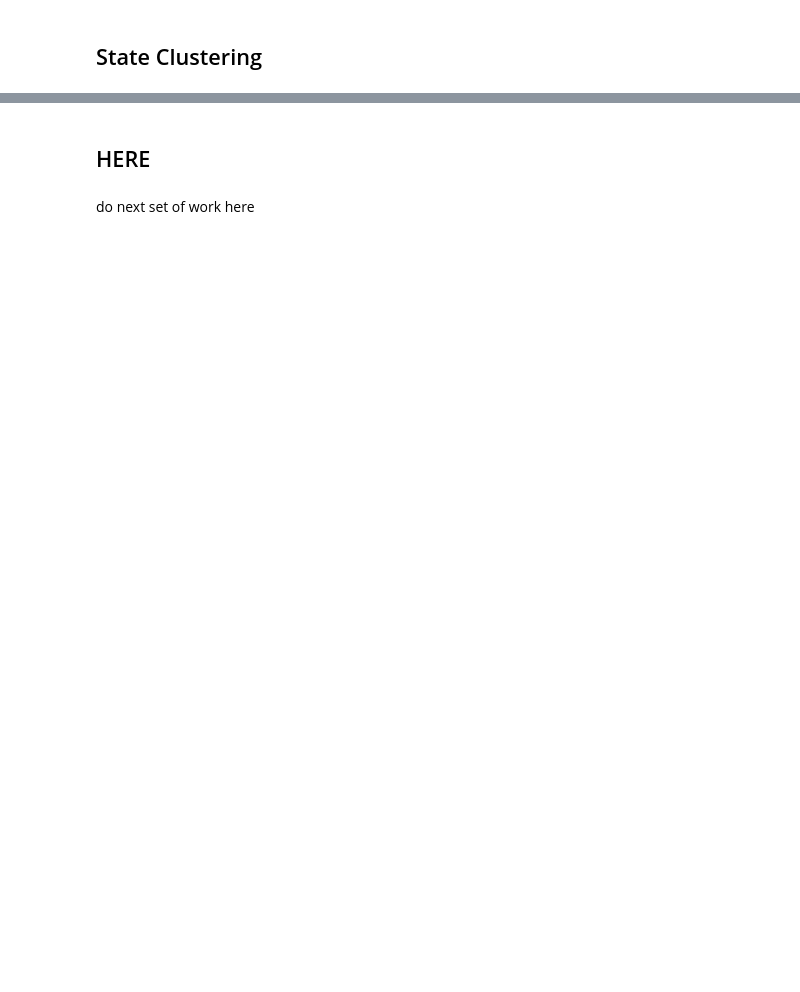
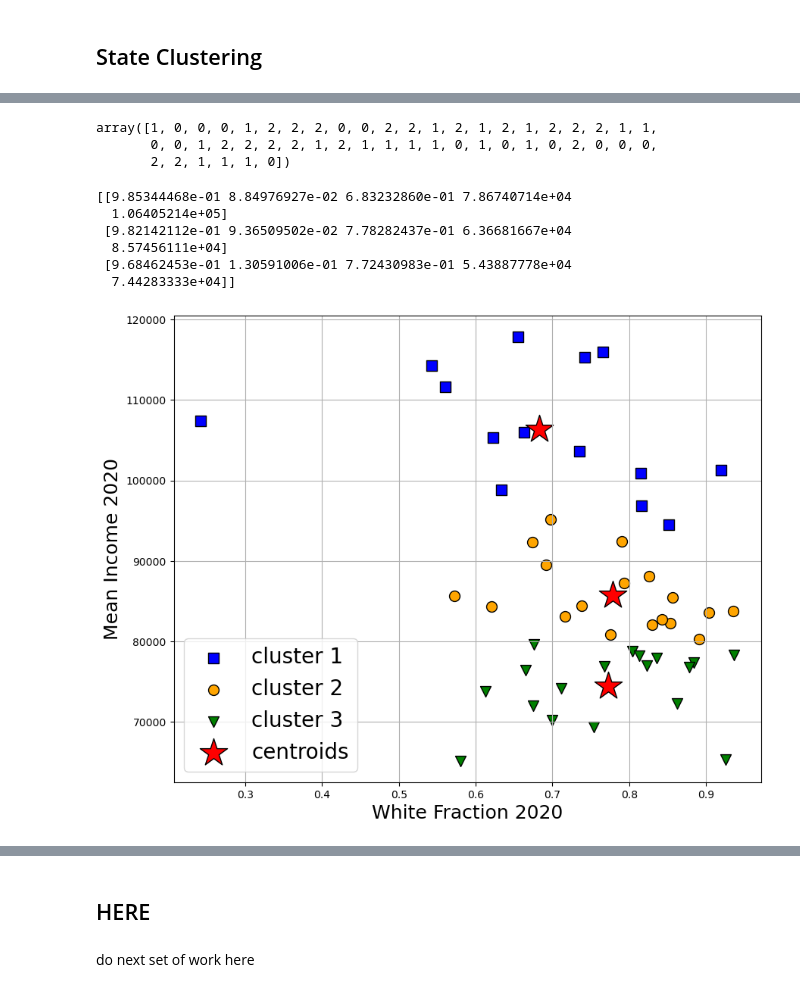
Before and after one commit to BlakeRivers25/SCDV490-FinalProject-BlakeRivers, a Jupyter notebook: analysis.ipynb, the cells around one changed output, grey strips where cells are left out. Saved outputs shown, nothing was run; the diff lists cells and outputs as text; code cells hidden in the pictures; blank space fills up the shorter version.

```diff
--- a/analysis.ipynb
+++ b/analysis.ipynb
@@ -423,14 +485,6 @@ plt.grid()
 # %%
-#features = dfnew.columns.values
-
-#'''
-features = ['Population Change', 'Population Change Fraction', 'Male Change', 'Male Change Fraction',
-           'Female Change', 'Female Change Fraction', 'Median Income Change', 'Median Income Change Fraction',
-           'Mean Income Change', 'Mean Income Change Fraction', 'White Change', 'White Change Fraction',
-           'Black or African American Change', 'Black or African American Change Fraction']
-#'''
 # Use only some
 
-#features = ['Male/Female 2020', 'Black Fraction 2020', 'White Fraction 2020', 'Median Income 2020', 'Mean Income 2020']
+features = ['Male/Female 2020', 'Black Fraction 2020', 'White Fraction 2020', 'Median Income 2020', 'Mean Income 2020']
 
 print(features)
@@ -469,13 +520,24 @@ model = KMeans(n_clusters=3, init='random', n_init=10, random_state=0)
 labels_km = model.fit_predict(X)
 # %%
 labels_km
+# %% [output]
+array([1, 0, 0, 0, 1, 2, 2, 2, 0, 0, 2, 2, 1, 2, 1, 2, 1, 2, 2, 2, 1, 1,
+       0, 0, 1, 2, 2, 2, 2, 1, 2, 1, 1, 1, 1, 0, 1, 0, 1, 0, 2, 0, 0, 0,
+       2, 2, 1, 1, 1, 0])
 # %%
 print(model.cluster_centers_)
+# %% [output]
+[[9.85344468e-01 8.84976927e-02 6.83232860e-01 7.86740714e+04
+  1.06405214e+05]
+ [9.82142112e-01 9.36509502e-02 7.78282437e-01 6.36681667e+04
+  8.57456111e+04]
+ [9.68462453e-01 1.30591006e-01 7.72430983e-01 5.43887778e+04
+  7.44283333e+04]]
 # %%
 plt.figure(figsize=(10,8))
 
-idx0 = 0
-idx1 = 3
+idx0 = 2
+idx1 = 4
 
 label0 = features[idx0]
 label1 = features[idx1]
@@ -487,34 +549,36 @@ plt.scatter(
     X[labels_km == 0, idx0], X[labels_km == 0, idx1],
     s=100, c='blue',
     marker='s', edgecolor='black',
     label='cluster 1'
 )
 
 plt.scatter(
     X[labels_km == 1, idx0], X[labels_km == 1, idx1],
     s=100, c='orange',
     marker='o', edgecolor='black',
     label='cluster 2'
 )
 
 plt.scatter(
     X[labels_km == 2, idx0], X[labels_km == 2, idx1],
     s=100, c='green',
     marker='v', edgecolor='black',
     label='cluster 3'
 )
 
 # Plot the centroids
 plt.scatter(
     model.cluster_centers_[:, idx0], model.cluster_centers_[:, idx1],
     s=750, marker='*',
     c='red', edgecolor='black',
     label='centroids'
 )
 plt.xlabel(label0,fontsize=18)
 plt.ylabel(label1, fontsize=18)
-plt.legend(scatterpoints=1, fontsize=24)
+plt.legend(scatterpoints=1, fontsize=20)
 plt.grid()
+# %% [output]
+[figure, added]
 # %%
 labels_km
 states = dfnew['State']
```
Also changed, not shown: parts of 66 cells of this notebook.
